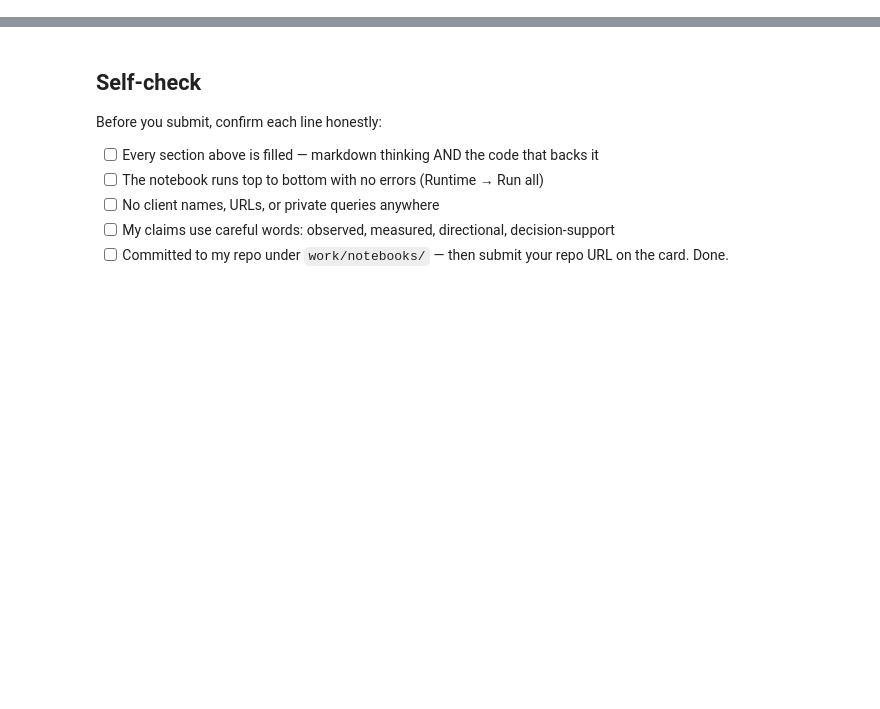
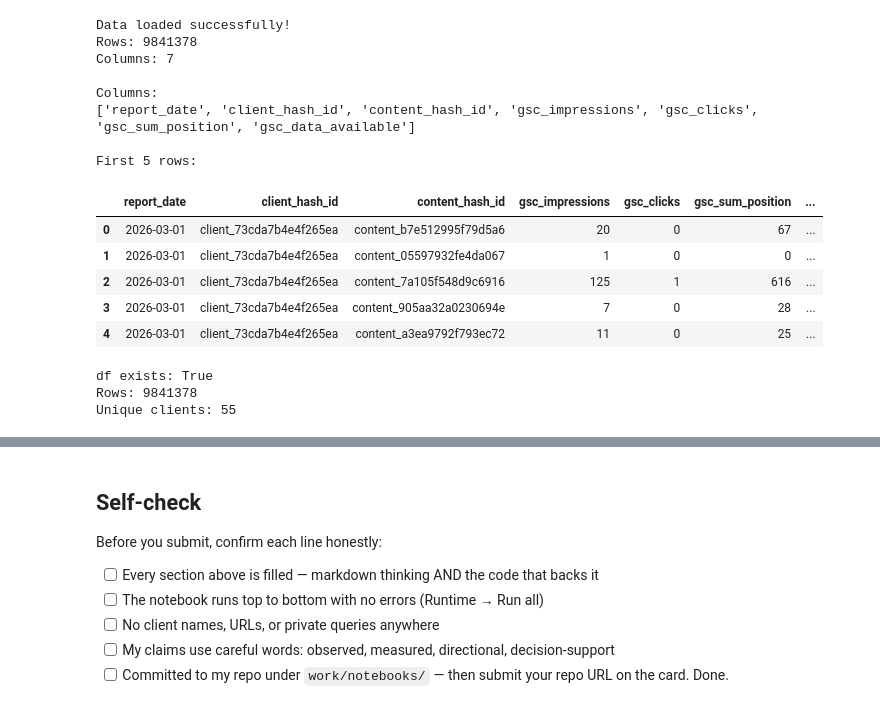
Before and after one commit to Ameen740/Internship_Flyrank, a Jupyter notebook: work/notebooks/w05_model.ipynb, the cells around one changed output, grey strips where cells are left out. Saved outputs shown, nothing was run; the diff lists cells and outputs as text; code cells hidden in the pictures; blank space fills up the shorter version.

```diff
--- a/work/notebooks/w05_model.ipynb
+++ b/work/notebooks/w05_model.ipynb
@@ -36,0 +71,76 @@ This skeleton is yours to fill. Work the sections **in order** — each one has
+# %%
+# This cell is for CODE (numbers, a query, a check).
+# Write your text answer in the cell ABOVE this one — typing sentences here breaks Run All.
+# ML-08 - Load March 2026 Search Intelligence data
+
+import duckdb
+import pandas as pd
+from google.colab import userdata
+
+# Get the Hugging Face token from the Colab Secret
+HF_TOKEN = userdata.get("HF_Token")
+
+# Connect to DuckDB
+con = duckdb.connect()
+
+# Give DuckDB access to Hugging Face
+con.execute(
+    f"CREATE OR REPLACE SECRET hf_secret "
+    f"(TYPE HUGGINGFACE, TOKEN '{HF_TOKEN}')"
+)
+
+# Hugging Face warehouse location
+warehouse = "hf://datasets/FlyRank/internship-warehouse"
+
+# Load only March 2026 data
+query = f"""
+SELECT
+    report_date,
+    client_hash_id,
+    content_hash_id,
+    gsc_impressions,
+    gsc_clicks,
+    gsc_sum_position,
+    gsc_data_available
+FROM read_parquet(
+    '{warehouse}/fact_content_daily_performance/**/*.parquet'
+)
+WHERE month = '2026-03'
+"""
+
+df = con.sql(query).df()
+
+print("Data loaded successfully!")
+print("Rows:", len(df))
+print("Columns:", len(df.columns))
+
+print("\nColumns:")
+print(df.columns.tolist())
+
+print("\nFirst 5 rows:")
+display(df.head())
+# %% [output]
+Data loaded successfully!
+Rows: 9841378
+Columns: 7
+
+Columns:
+['report_date', 'client_hash_id', 'content_hash_id', 'gsc_impressions', 'gsc_clicks', 'gsc_sum_position', 'gsc_data_available']
+
+First 5 rows:
+|  | report_date | client_hash_id | content_hash_id | gsc_impressions | gsc_clicks | gsc_sum_position | ... |
+| 0 | 2026-03-01 | client_73cda7b4e4f265ea | content_b7e512995f79d5a6 | 20 | 0 | 67 | ... |
+| 1 | 2026-03-01 | client_73cda7b4e4f265ea | content_05597932fe4da067 | 1 | 0 | 0 | ... |
+| 2 | 2026-03-01 | client_73cda7b4e4f265ea | content_7a105f548d9c6916 | 125 | 1 | 616 | ... |
+| 3 | 2026-03-01 | client_73cda7b4e4f265ea | content_905aa32a0230694e | 7 | 0 | 28 | ... |
+| 4 | 2026-03-01 | client_73cda7b4e4f265ea | content_a3ea9792f793ec72 | 11 | 0 | 25 | ... |
+# %%
+
+# TO Check the DF is exists or not
+print("df exists:", "df" in globals())
+print("Rows:", len(df))
+print("Unique clients:", df["client_hash_id"].nunique())
+# %% [output]
+df exists: True
+Rows: 9841378
+Unique clients: 55
```
Also changed, not shown: parts of 15 cells of this notebook.
